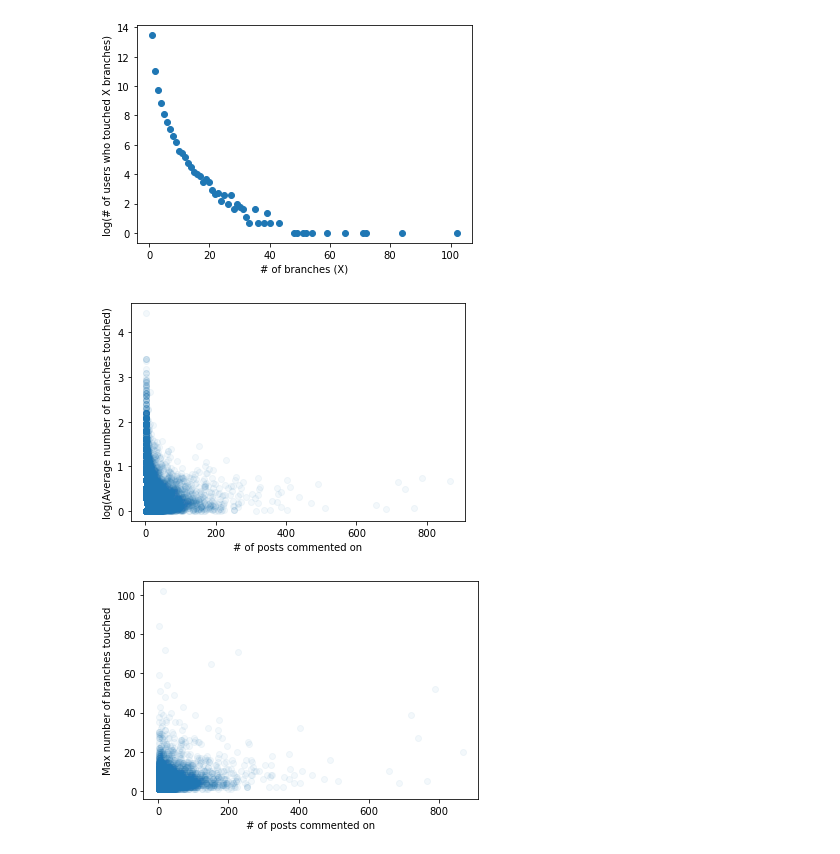
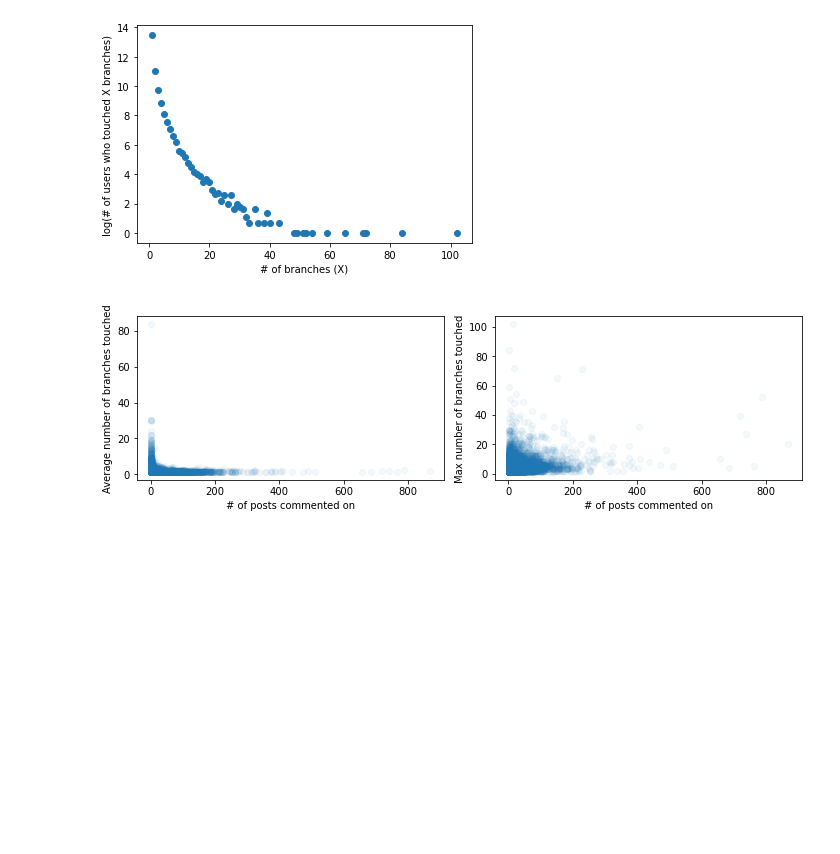
Before and after one commit to cephcyn/cornell_cs6742_a2, a Jupyter notebook: 01_metric_feasibility.ipynb, the cells around one changed output. Saved outputs shown, nothing was run; the diff lists cells and outputs as text; code cells hidden in the pictures; blank space fills up the shorter version.

Commit message:
fixed branchiness bug, improve breakdown graphs

```diff
--- a/01_metric_feasibility.ipynb
+++ b/01_metric_feasibility.ipynb
@@ -690,33 +707,35 @@ plt.show()
 # %%
 # Plot relationship between subreddit activity (number of posts involved in) vs number of branches created
 import math
 import matplotlib.pyplot as plt
 
 temp = []
 for g_author, df in temp_peruserpost_branch_df.groupby(['author'], sort=False):
     branches = df['branch_count']
     temp.append( (g_author, len(df), sum(branches)/len(branches), max(branches)) )
 
-_ = plt.scatter(
+plt.rcParams['figure.figsize'] = [10, 3]
+fig, axs = plt.subplots(1, 2, sharey=False, tight_layout=True)
+
+_ = axs[0].scatter(
     [x for (_, x, _, _) in temp],
-    [math.log(y) for (_, _, y, _) in temp],
+    [y for (_, _, y, _) in temp],
     alpha=0.05
 )
-_ = plt.xlabel('# of posts commented on')
-_ = plt.ylabel('log(Average number of branches touched)')
-plt.show()
+_ = axs[0].set_xlabel('# of posts commented on')
+_ = axs[0].set_ylabel('Average number of branches touched')
 
-_ = plt.scatter(
+_ = axs[1].scatter(
     [x for (_, x, _, _) in temp],
     [y for (_, _, _, y) in temp],
     alpha=0.05
 )
-_ = plt.xlabel('# of posts commented on')
-_ = plt.ylabel('Max number of branches touched')
+_ = axs[1].set_xlabel('# of posts commented on')
+_ = axs[1].set_ylabel('Max number of branches touched')
+
 plt.show()
 # %% [output]
-[figure, old version]
+[figure, new version]
-[figure, removed]
 # %%
 # Plot relationship between subreddit activity (number of posts involved in) vs branchiness
 import math
```
Also changed, not shown: parts of 7 cells of this notebook.
